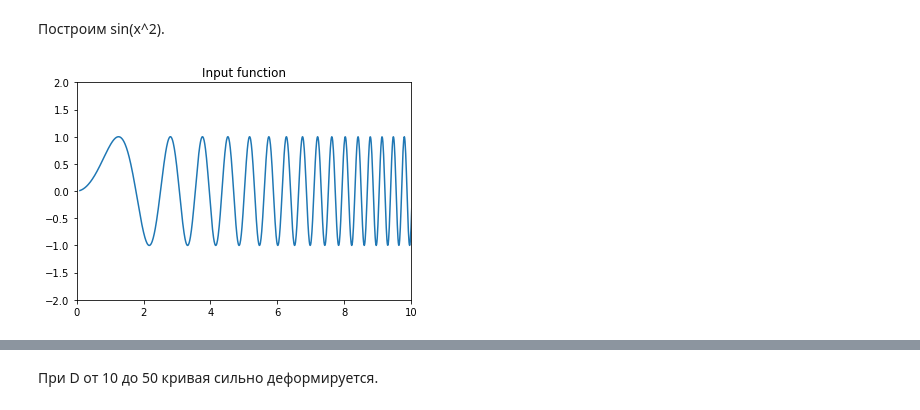
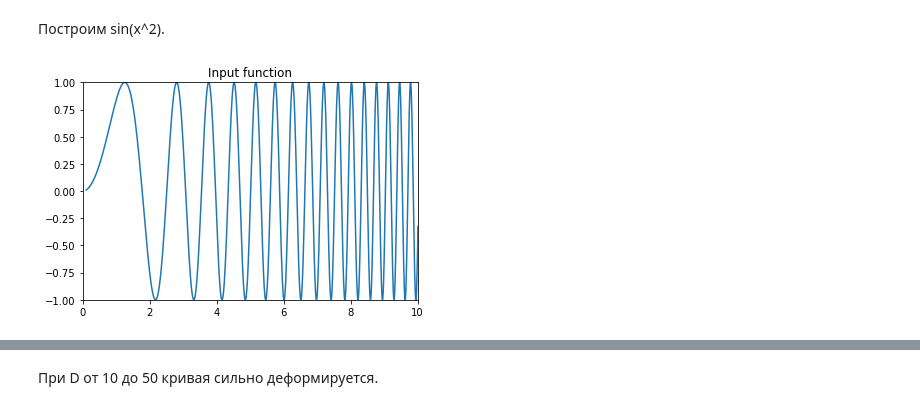
Before and after one commit to mary3000/mipt-2017-algorithm, a Jupyter notebook: task-4-C/Fourie.ipynb, the cells around one changed output, grey strips where cells are left out. Cells and saved outputs as stored; diff of their text form; code cells hidden in the pictures.

```diff
--- a/task-4-C/Fourie.ipynb
+++ b/task-4-C/Fourie.ipynb
@@ -166,9 +166,9 @@ fft_experiment(fft, axis, 999)
 # %%
 def f(x):
     return np.sin(x**2)
 
-axis = [0, 10, -2, 2]
+axis = [0, 10, -1, 1]
 f_printer = print_fft(f)
 fft = f_printer(axis)
 # %% [output]
-[figure, old version]
+[figure, new version]
```
Also changed, not shown: parts of 8 cells of this notebook.
